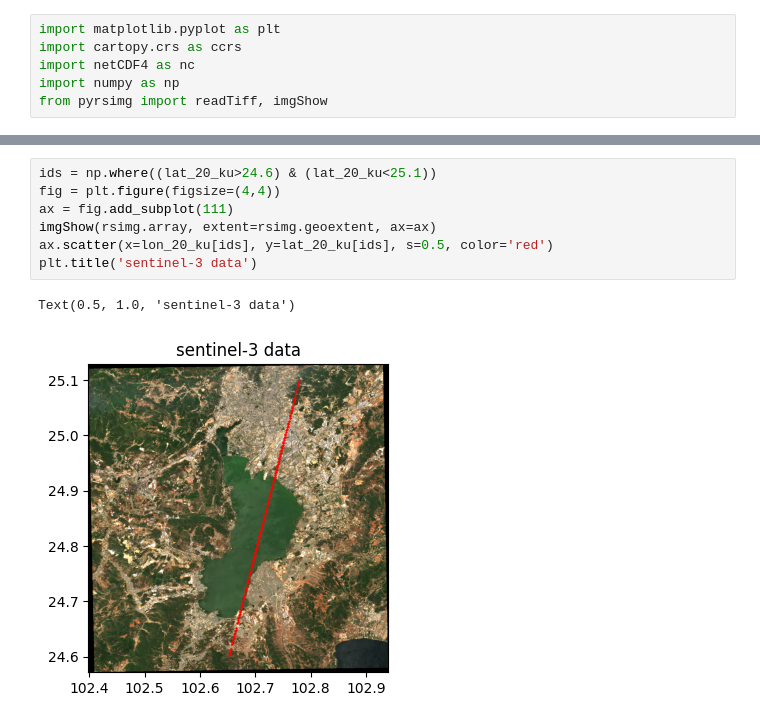
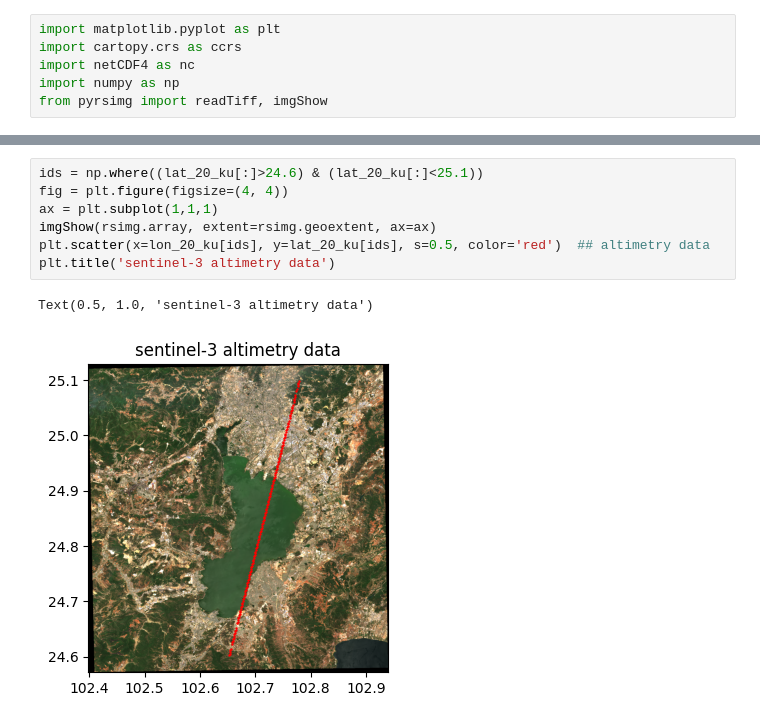
Before and after one commit to xinluo2018/satellite-altimetry-course, a Jupyter notebook: 第3章-星载雷达测高应用-12学时/Untitled0.ipynb, the cells around one changed output, grey strips where cells are left out. Saved outputs shown, nothing was run; the diff lists cells and outputs as text.

```diff
--- a/第3章-星载雷达测高应用-12学时/Untitled0.ipynb
+++ b/第3章-星载雷达测高应用-12学时/Untitled0.ipynb
@@ -97,10 +74,10 @@ cycle_102-pass_578
 # %%
-ids = np.where((lat_20_ku>24.6) & (lat_20_ku<25.1))
-fig = plt.figure(figsize=(4,4))
-ax = fig.add_subplot(111)
+ids = np.where((lat_20_ku[:]>24.6) & (lat_20_ku[:]<25.1))
+fig = plt.figure(figsize=(4, 4))
+ax = plt.subplot(1,1,1)
 imgShow(rsimg.array, extent=rsimg.geoextent, ax=ax)
-ax.scatter(x=lon_20_ku[ids], y=lat_20_ku[ids], s=0.5, color='red')
-plt.title('sentinel-3 data')
+plt.scatter(x=lon_20_ku[ids], y=lat_20_ku[ids], s=0.5, color='red')  ## altimetry data
+plt.title('sentinel-3 altimetry data')
 # %% [output]
-Text(0.5, 1.0, 'sentinel-3 data')
+Text(0.5, 1.0, 'sentinel-3 altimetry data')
-[figure, old version]
+[figure, new version]
```
Also changed, not shown: parts of 22 cells of this notebook, 23 other files.
